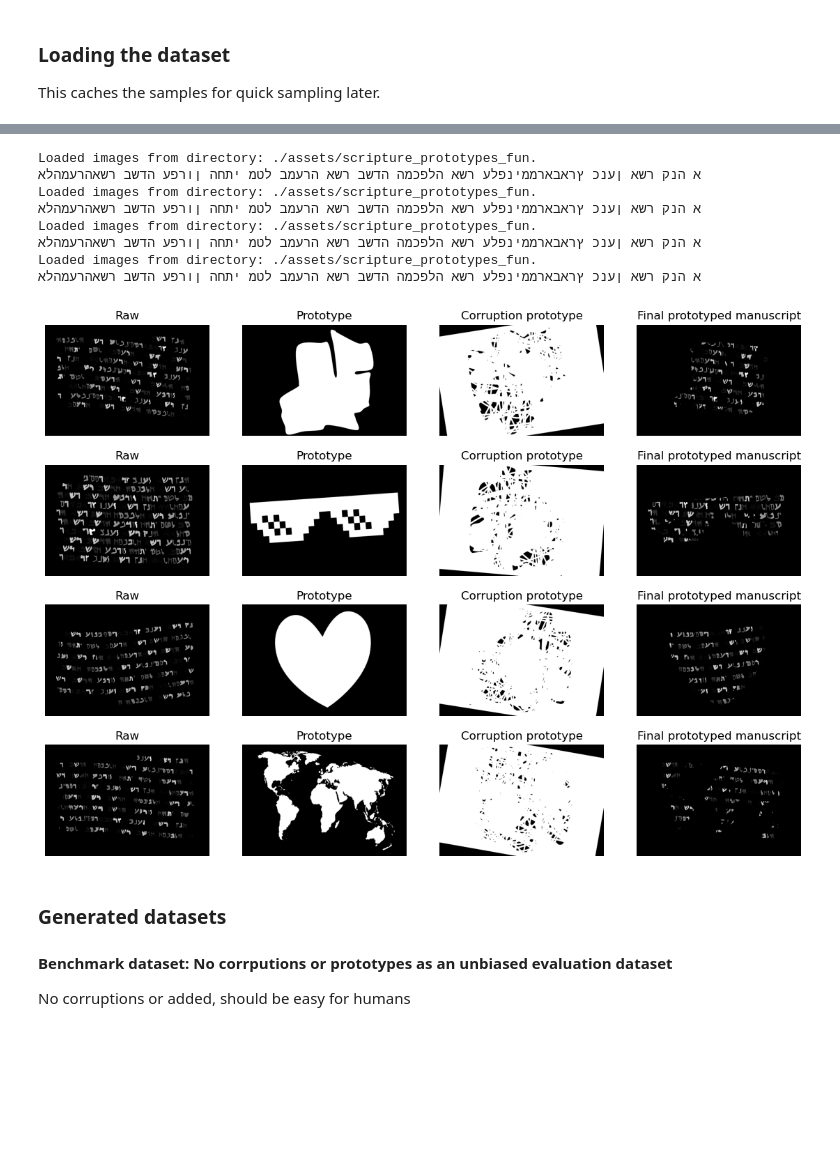
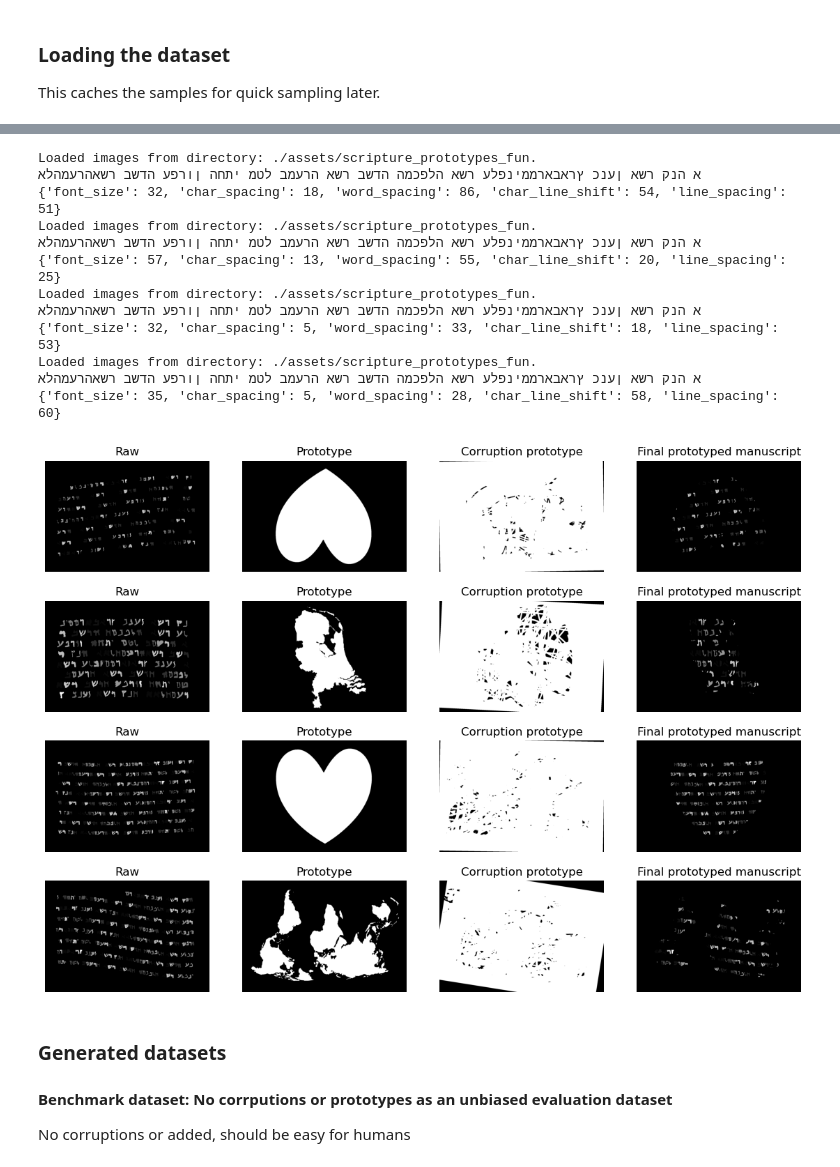
Before and after one commit to mormoassaf/rug-hr, a Jupyter notebook: experiments/dss_generator.ipynb, the cells around one changed output, grey strips where cells are left out. Drawn from its saved outputs; the diff is of its cells as text; code cells hidden in the pictures; blank space fills up the shorter version.

```diff
--- a/experiments/dss_generator.ipynb
+++ b/experiments/dss_generator.ipynb
@@ -127,7 +125,7 @@ FileNotFoundError: [WinError 3] Het systeem kan het opgegeven pad niet vinden: '
 from modules.scripturize.utils.transforms import crop_foreground
 
 
-def sample_char_img(char, font_size=32, p_fake=0.4):
+def sample_char_img(char, font_size=32, p_fake=0.2, rand_width_scaler=0.05):
     img = None
     if np.random.rand() < p_fake:
         img = generate_manuscript_char_img(char, size=(font_size, font_size))
@@ -159,6 +157,7 @@ def sample_char_img(char, font_size=32, p_fake=0.4):
     aspect_ratio = width / height
     new_height = font_size
     new_width = min(int(aspect_ratio * new_height), font_size)
+    new_width *= np.random.uniform(1 - rand_width_scaler, 1 + rand_width_scaler)
     img = transform.resize(img, (new_height, new_width),)
 
     img = np.where(img > 0, 1, 0)
@@ -206,39 +205,48 @@ for i in range(NUM_SAMPLES):
         p_prototype=1,
         # Sample params
         char_line_shift_range=(16, 64),
-        char_spacing_range=(5, 10),
+        char_spacing_range=(5, 20),
         font_size_range=(32, 64),
         scripture_prototypes_cache=cache_images("./assets/scripture_prototypes_fun")
     )
 
     print(corpus)
+    print(params)
 
     axes[i, 0].imshow(manuscript['raw'], cmap='gray')
     axes[i, 0].set_title('Raw')
     axes[i, 0].axis('off')
 
     axes[i, 1].imshow(manuscript['prototype'], cmap='gray')
     axes[i, 1].set_title('Prototype')
     axes[i, 1].axis('off')
 
     axes[i, 2].imshow(manuscript['corruption_prototype'], cmap='gray')
     axes[i, 2].set_title('Corruption prototype')
     axes[i, 2].axis('off')
 
     axes[i, 3].imshow(manuscript['mutated'], cmap='gray')
     axes[i, 3].set_title('Final prototyped manuscript')
     axes[i, 3].axis('off')
 
 plt.show()
-# save to figures/scriptuizer_prototyping.svg
-fig.savefig('figures/scriptuizer_prototyping.pdf', format='pdf', dpi=1200, bbox_inches='tight', pad_inches=0.0)
+
+should_save = input("Save figure? (y/n): ")
+if should_save == 'y':
+    if not os.path.exists('figures'):
+        os.makedirs('figures')
+    fig.savefig('figures/scriptuizer_prototyping.pdf', format='pdf', dpi=1200, bbox_inches='tight', pad_inches=0.0)
 # %% [output]
 Loaded images from directory: ./assets/scripture_prototypes_fun.
 א הנק רשא ןענכ ץראבארממינפלע רשא הלפכמה הדשב רשא הרעמב לטמ יתחה ןורפע הדשב רשאהרעמהלא
+{'font_size': 32, 'char_spacing': 18, 'word_spacing': 86, 'char_line_shift': 54, 'line_spacing': 51}
 Loaded images from directory: ./assets/scripture_prototypes_fun.
 א הנק רשא ןענכ ץראבארממינפלע רשא הלפכמה הדשב רשא הרעמב לטמ יתחה ןורפע הדשב רשאהרעמהלא
+{'font_size': 57, 'char_spacing': 13, 'word_spacing': 55, 'char_line_shift': 20, 'line_spacing': 25}
 Loaded images from directory: ./assets/scripture_prototypes_fun.
 א הנק רשא ןענכ ץראבארממינפלע רשא הלפכמה הדשב רשא הרעמב לטמ יתחה ןורפע הדשב רשאהרעמהלא
+{'font_size': 32, 'char_spacing': 5, 'word_spacing': 33, 'char_line_shift': 18, 'line_spacing': 53}
 Loaded images from directory: ./assets/scripture_prototypes_fun.
 א הנק רשא ןענכ ץראבארממינפלע רשא הלפכמה הדשב רשא הרעמב לטמ יתחה ןורפע הדשב רשאהרעמהלא
+{'font_size': 35, 'char_spacing': 5, 'word_spacing': 28, 'char_line_shift': 58, 'line_spacing': 60}
-[figure, old version]
+[figure, new version]
```
Also changed, not shown: parts of 5 cells of this notebook, 32 other files.
